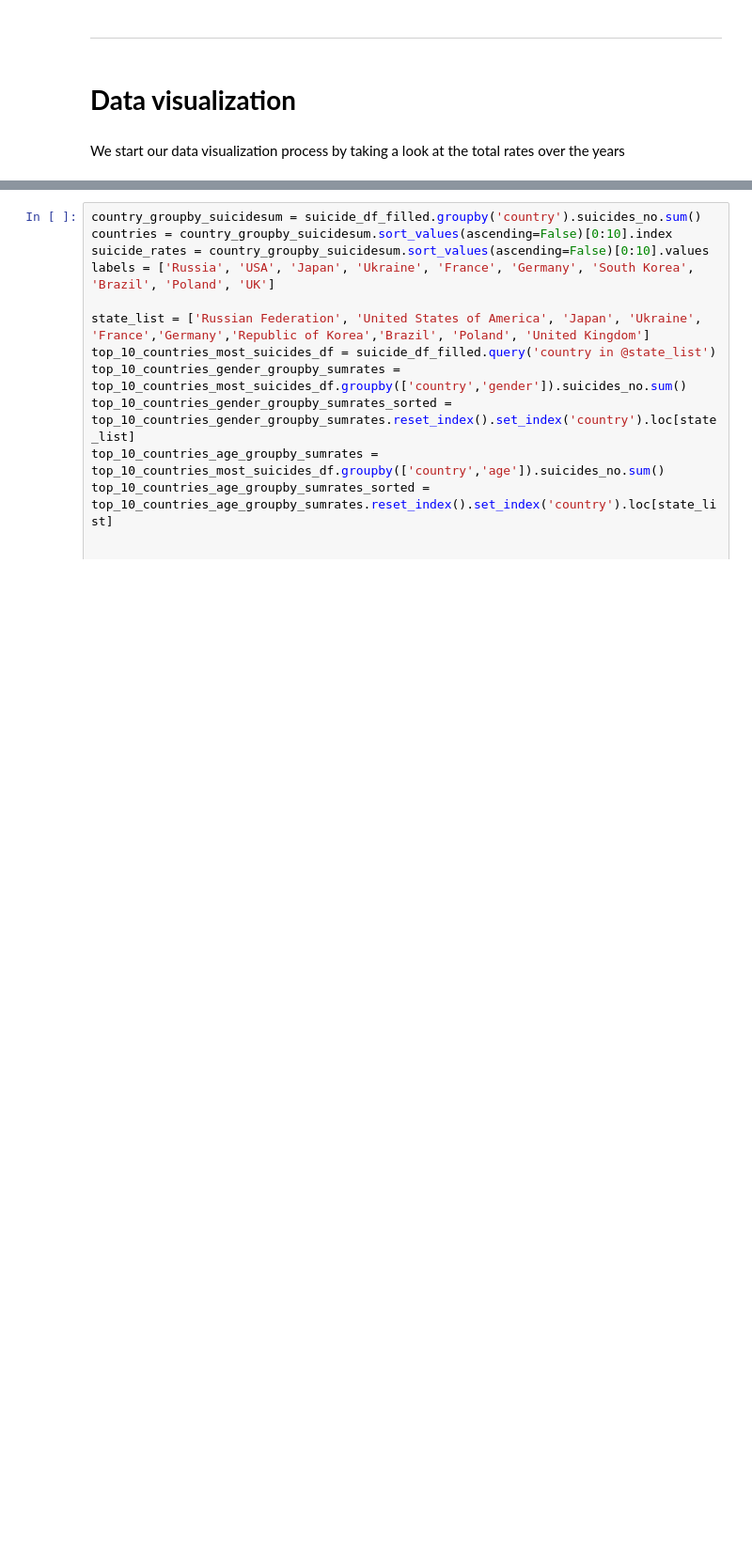
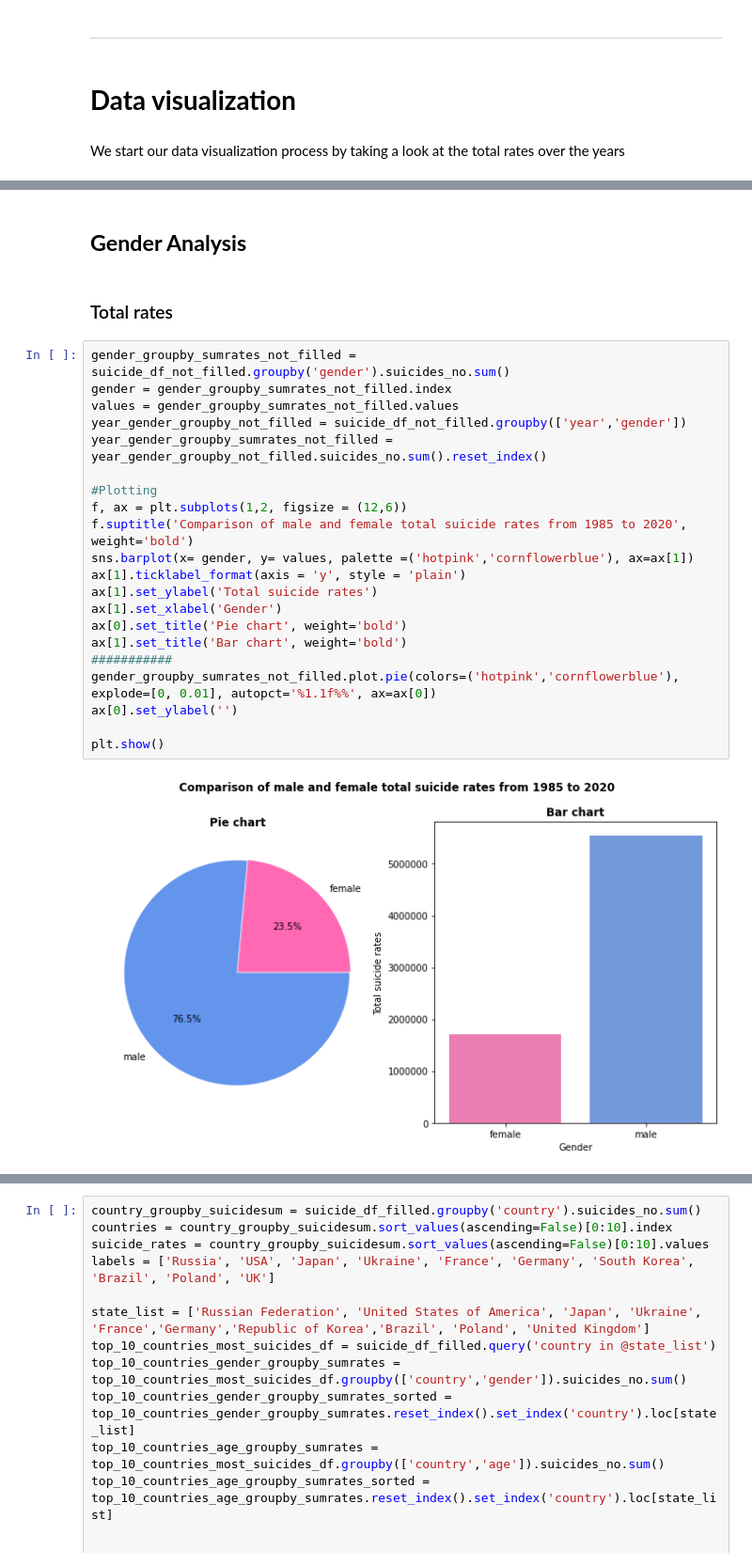
Before and after one commit to marcocolognesi/programming_class_final_project, a Jupyter notebook: final_project.ipynb, the cells around one changed output, grey strips where cells are left out. Shown at 94% size. Cells and saved outputs as stored; diff of their text form; blank space fills up the shorter version.

```diff
--- a/final_project.ipynb
+++ b/final_project.ipynb
@@ -1083,0 +1055,27 @@ Now, let's dig deeper into the data and see which are the 10 countries with most
+# %% [markdown]
+## **Gender Analysis**
+# %% [markdown]
+### Total rates
+# %%
+gender_groupby_sumrates_not_filled = suicide_df_not_filled.groupby('gender').suicides_no.sum()
+gender = gender_groupby_sumrates_not_filled.index
+values = gender_groupby_sumrates_not_filled.values
+year_gender_groupby_not_filled = suicide_df_not_filled.groupby(['year','gender'])
+year_gender_groupby_sumrates_not_filled = year_gender_groupby_not_filled.suicides_no.sum().reset_index()
+
+#Plotting
+f, ax = plt.subplots(1,2, figsize = (12,6))
+f.suptitle('Comparison of male and female total suicide rates from 1985 to 2020', weight='bold')
+sns.barplot(x= gender, y= values, palette =('hotpink','cornflowerblue'), ax=ax[1])
+ax[1].ticklabel_format(axis = 'y', style = 'plain')
+ax[1].set_ylabel('Total suicide rates')
+ax[1].set_xlabel('Gender')
+ax[0].set_title('Pie chart', weight='bold')
+ax[1].set_title('Bar chart', weight='bold')
+###########
+gender_groupby_sumrates_not_filled.plot.pie(colors=('hotpink','cornflowerblue'), explode=[0, 0.01], autopct='%1.1f%%', ax=ax[0])
+ax[0].set_ylabel('')
+
+plt.show()
+# %% [output]
+[figure, added]
```
Also changed, not shown: parts of 20 cells of this notebook.
